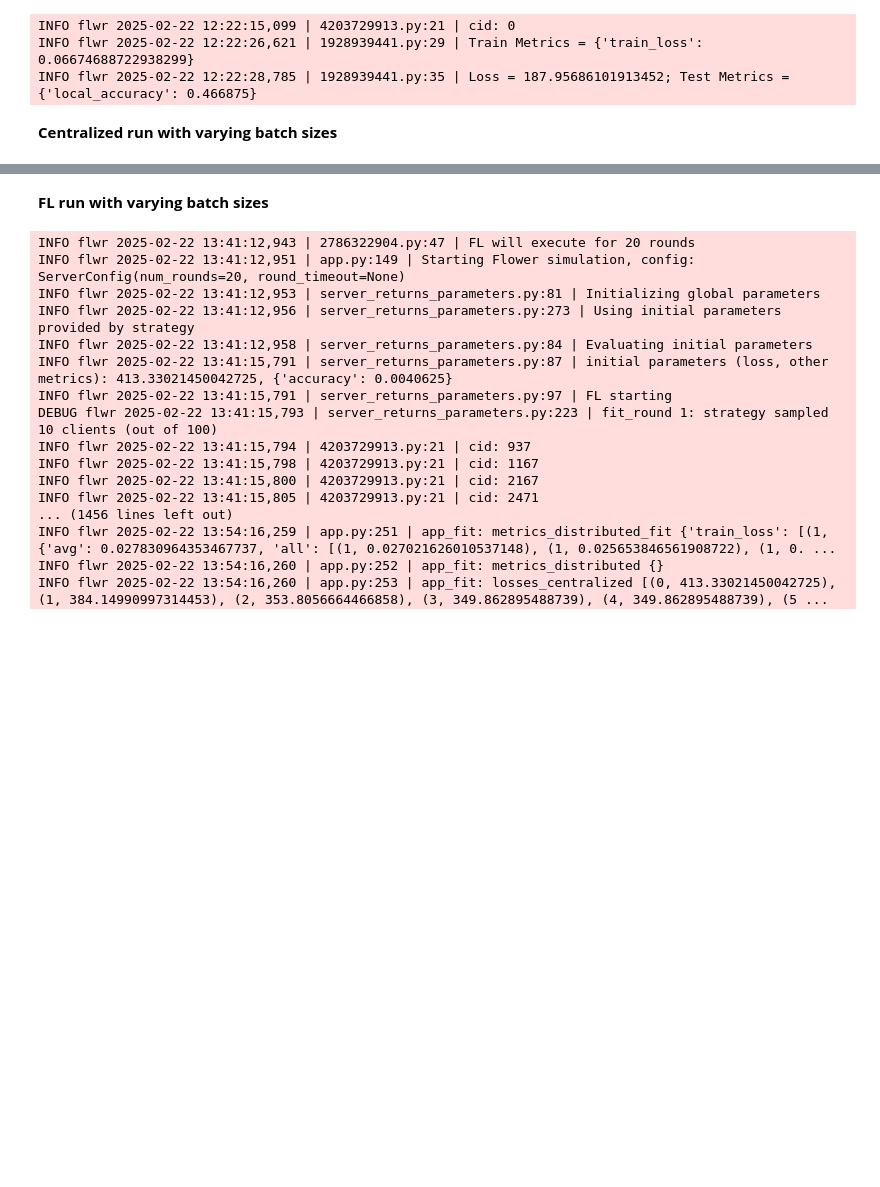
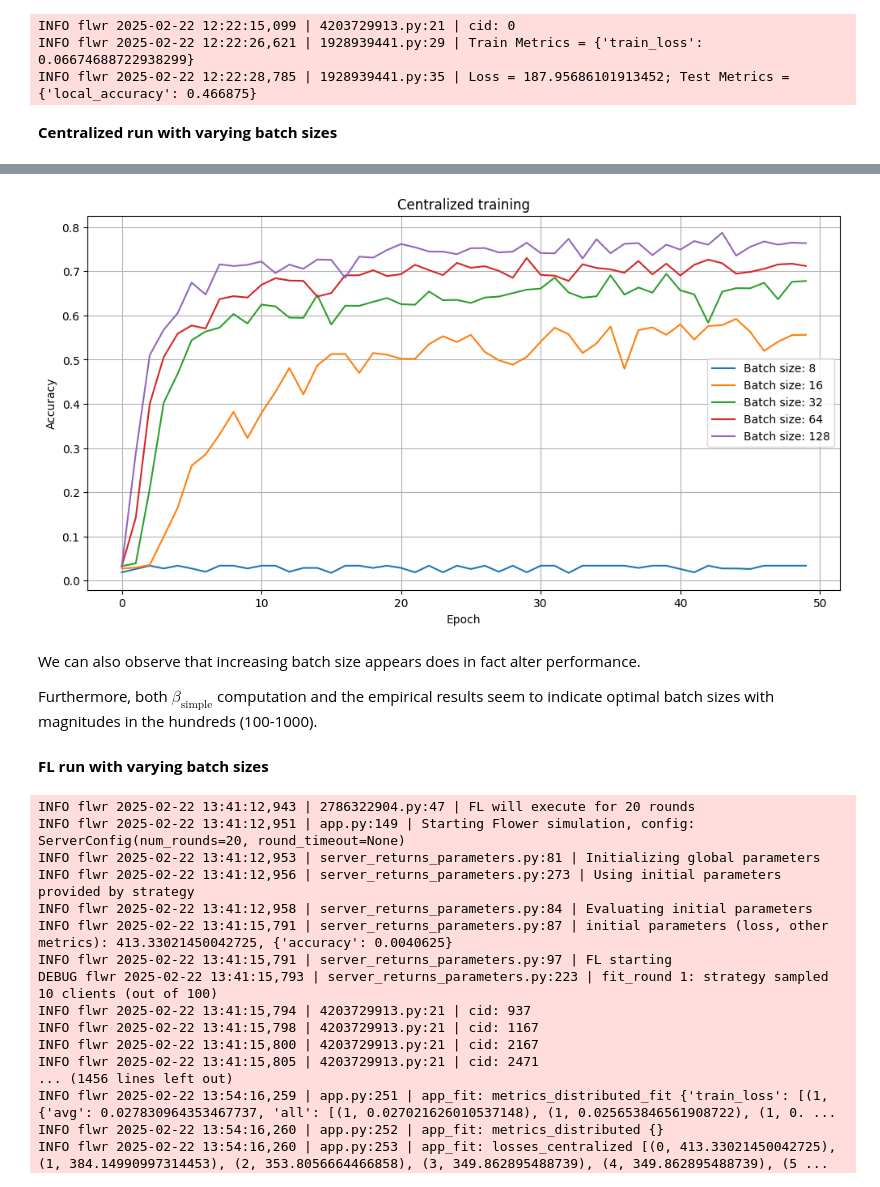
Before and after one commit to Lourencom/L361-FL-project, a Jupyter notebook: new.ipynb, the cells around one changed output, grey strips where cells are left out. Drawn from its saved outputs; the diff is of its cells as text; code cells hidden in the pictures; blank space fills up the shorter version.

Commit message:
b_simple, b_crit, centralized experiments + plots

```diff
--- a/new.ipynb
+++ b/new.ipynb
@@ -797,0 +834,34 @@ no_fl_accs, no_fl_losses, no_fl_noises = centralized_experiment(centralized_trai
+# %%
+def compute_critical_batch(noise_scales: list, constant: float = 1.0) -> float:
+    # simple avg of noise scales
+    avg_noise_scale = np.mean(noise_scales)
+    eps = 1e-8
+
+    # Computing an estimated critical batch size (Bcrit) using a simple heuristic.
+    critical_batch_size = constant / (avg_noise_scale + eps)
+    return critical_batch_size
+# %%
+import matplotlib.pyplot as plt
+
+critical_batches_no_fl = []
+
+plt.figure(figsize=(12, 6))
+for batch_size, results in total_baseline_results:
+    log(INFO, f"Batch size: {batch_size}")
+    log(INFO, f"Accuracies: {results['accuracies']}")
+    log(INFO, f"Losses: {results['losses']}")
+    log(INFO, f"Noise scales: {results['noise_scales']}")
+
+    plt.plot(results["accuracies"], label=f"Batch size: {batch_size}")
+
+    bcrit = compute_critical_batch(results["noise_scales"], constant=.01)
+    critical_batches_no_fl.append((batch_size, bcrit))
+    log(INFO, f"Critical batch size: {bcrit}")
+
+plt.xlabel("Epoch")
+plt.ylabel("Accuracy")
+plt.title("Centralized training")
+plt.grid(True)
+plt.legend()
+plt.show()
+# %% [output]
@@ -798,3 +885,8 @@ no_fl_accs, no_fl_losses, no_fl_noises = centralized_experiment(centralized_trai
+[figure, added]
+# %% [markdown]
+We can also observe that increasing batch size appears does in fact alter performance.
+
+Furthermore, both $\beta_{\text{simple}}$ computation and the empirical results seem to indicate optimal batch sizes with magnitudes in the hundreds (100-1000).
 # %% [markdown]
 **FL run with varying batch sizes**
 # %%
```
Also changed, not shown: parts of 5 cells of this notebook.
